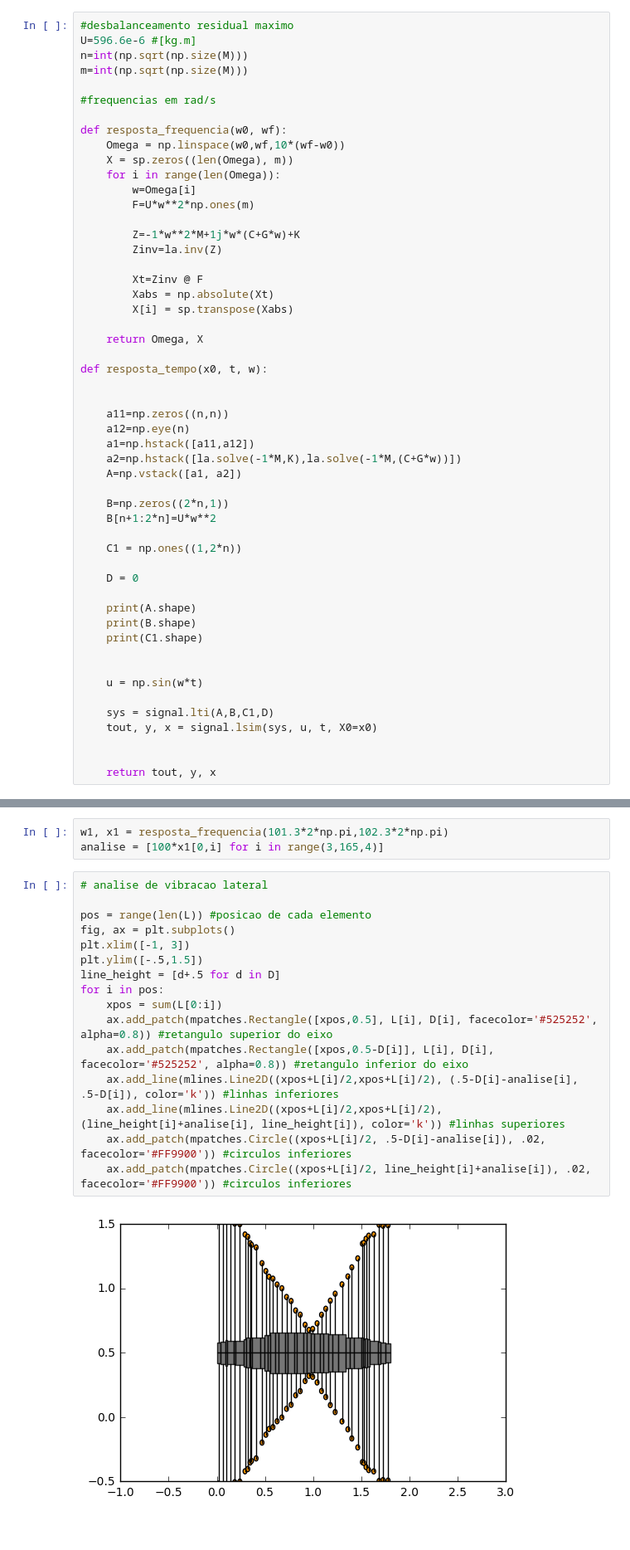
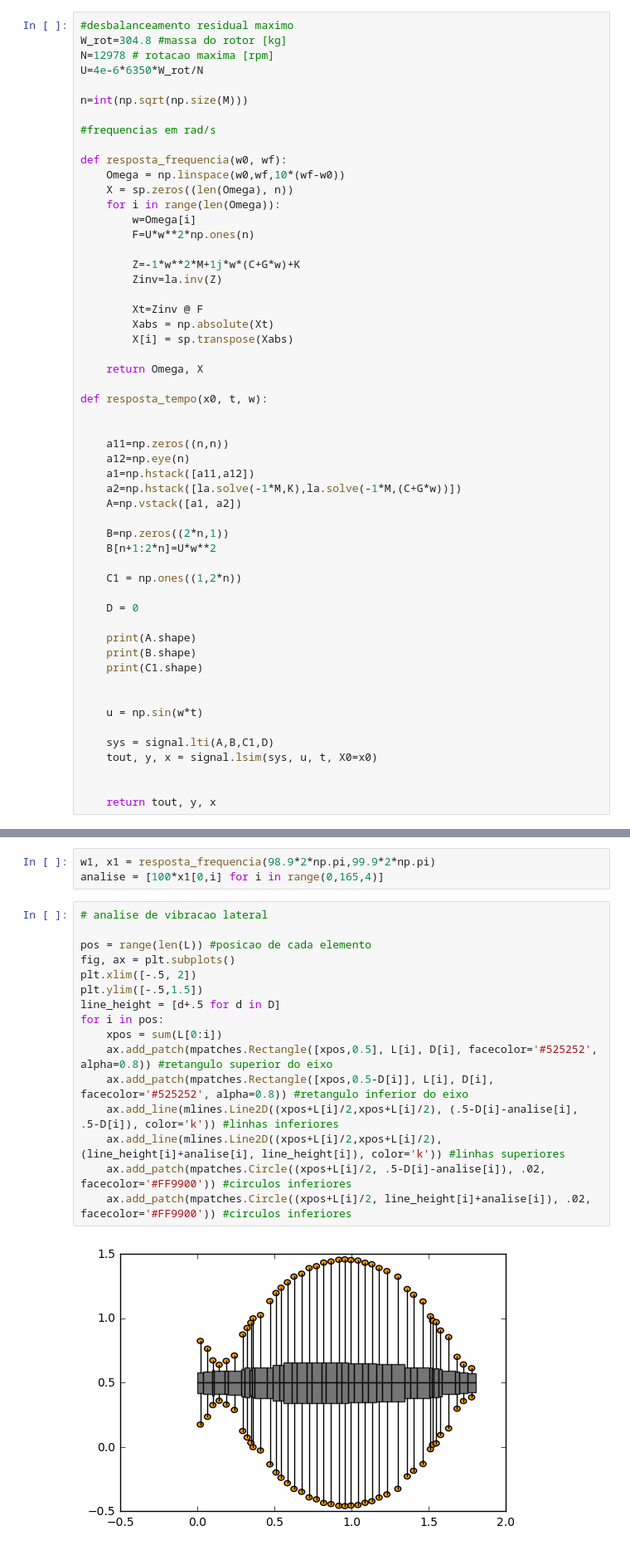
Before and after one commit to eduardoseraphim/ModelagemRotores, a Jupyter notebook: Estudo - Compressor.ipynb, the cells around one changed output, grey strips where cells are left out. Shown at 83% size. Drawn from its saved outputs; the diff is of its cells as text.

```diff
--- a/Estudo - Compressor.ipynb
+++ b/Estudo - Compressor.ipynb
@@ -99,18 +99,20 @@ G = np.loadtxt('G.txt')
 C = np.loadtxt('C.txt')
 # %%
 #desbalanceamento residual maximo
-U=596.6e-6 #[kg.m]
+W_rot=304.8 #massa do rotor [kg]
+N=12978 # rotacao maxima [rpm]
+U=4e-6*6350*W_rot/N
+
 n=int(np.sqrt(np.size(M)))
-m=int(np.sqrt(np.size(M)))
 
 #frequencias em rad/s
 
 def resposta_frequencia(w0, wf):
     Omega = np.linspace(w0,wf,10*(wf-w0))
-    X = sp.zeros((len(Omega), m))
+    X = sp.zeros((len(Omega), n))
     for i in range(len(Omega)):
         w=Omega[i]
-        F=U*w**2*np.ones(m)
+        F=U*w**2*np.ones(n)
 
         Z=-1*w**2*M+1j*w*(C+G*w)+K
         Zinv=la.inv(Z)
@@ -160,21 +178,21 @@ plt.ylabel('x1(mm)')
 # %%
-w1, x1 = resposta_frequencia(101.3*2*np.pi,102.3*2*np.pi)
-analise = [100*x1[0,i] for i in range(3,165,4)]
+w1, x1 = resposta_frequencia(98.9*2*np.pi,99.9*2*np.pi)
+analise = [100*x1[0,i] for i in range(0,165,4)]
 # %%
 # analise de vibracao lateral
 
 pos = range(len(L)) #posicao de cada elemento
 fig, ax = plt.subplots()
-plt.xlim([-1, 3])
+plt.xlim([-.5, 2])
 plt.ylim([-.5,1.5])
 line_height = [d+.5 for d in D]
 for i in pos:
     xpos = sum(L[0:i])
     ax.add_patch(mpatches.Rectangle([xpos,0.5], L[i], D[i], facecolor='#525252', alpha=0.8)) #retangulo superior do eixo
     ax.add_patch(mpatches.Rectangle([xpos,0.5-D[i]], L[i], D[i], facecolor='#525252', alpha=0.8)) #retangulo inferior do eixo
     ax.add_line(mlines.Line2D((xpos+L[i]/2,xpos+L[i]/2), (.5-D[i]-analise[i], .5-D[i]), color='k')) #linhas inferiores
     ax.add_line(mlines.Line2D((xpos+L[i]/2,xpos+L[i]/2), (line_height[i]+analise[i], line_height[i]), color='k')) #linhas superiores
     ax.add_patch(mpatches.Circle((xpos+L[i]/2, .5-D[i]-analise[i]), .02, facecolor='#FF9900')) #circulos inferiores
     ax.add_patch(mpatches.Circle((xpos+L[i]/2, line_height[i]+analise[i]), .02, facecolor='#FF9900')) #circulos inferiores
 # %% [output]
-[figure, old version]
+[figure, new version]
```
Also changed, not shown: parts of 10 cells of this notebook, 1 other file.
